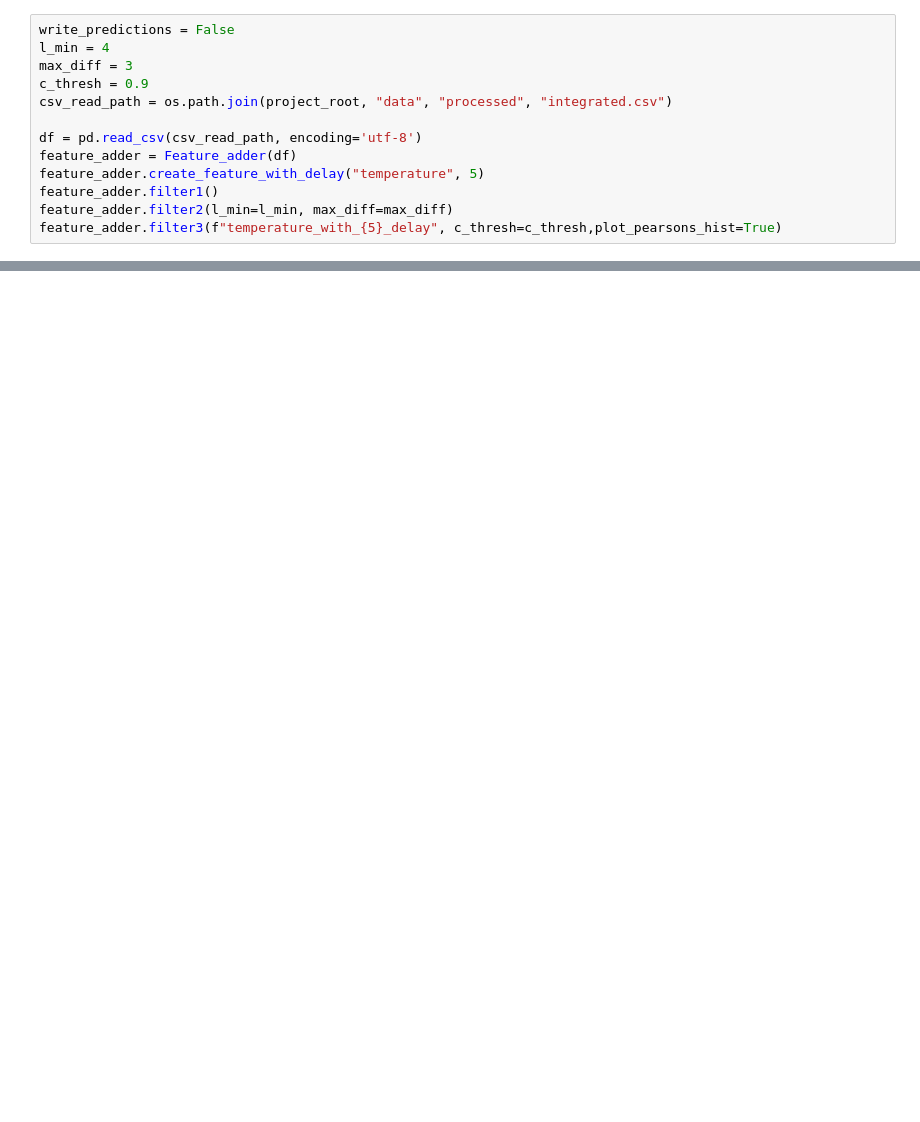
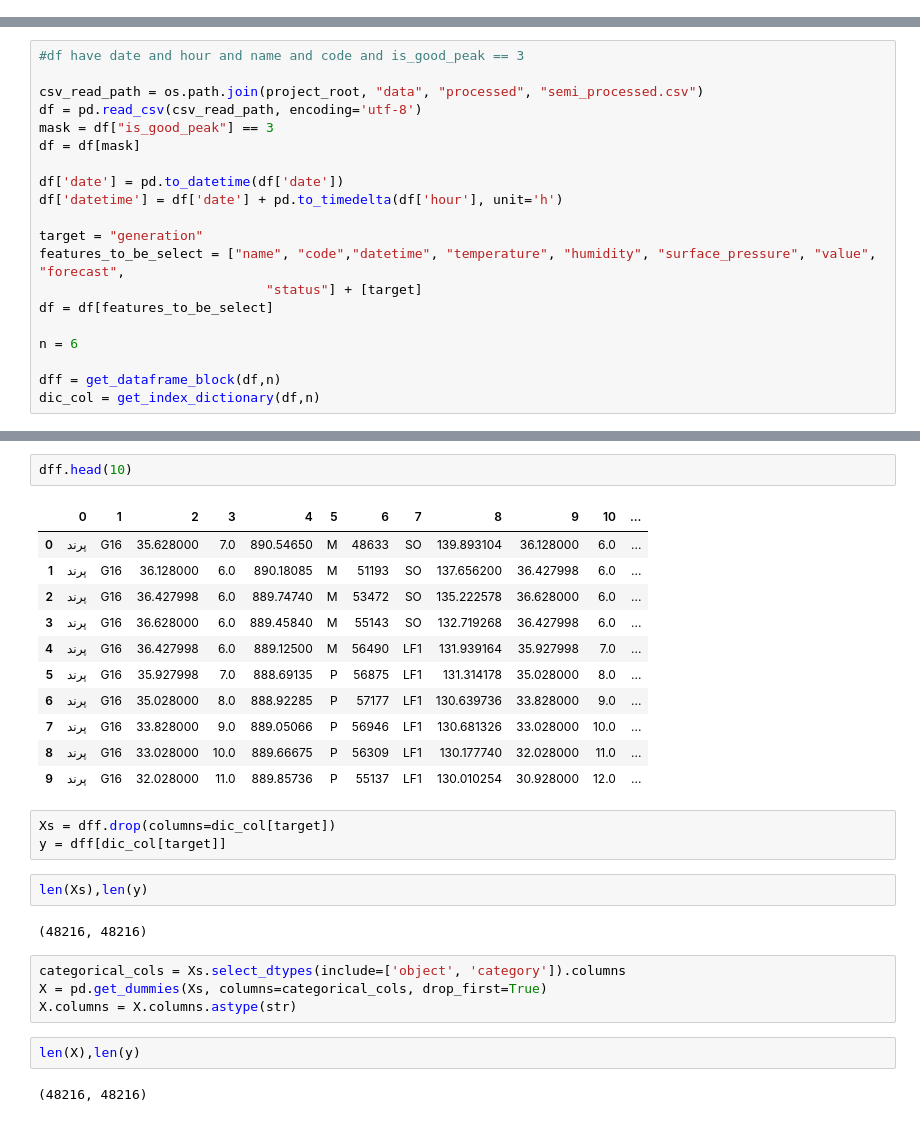
Before and after one commit to SHSMJ200/Bargh_ML, a Jupyter notebook: src/models/fiter3_az.ipynb, the cells around one changed output, grey strips where cells are left out. Cells and saved outputs as stored; diff of their text form; blank space fills up the shorter version.

```diff
--- a/src/models/fiter3_az.ipynb
+++ b/src/models/fiter3_az.ipynb
@@ -53,13 +16,0 @@ feature_adder.filter3(f"temperature_with_{4}_delay", c_thresh=c_thresh,plot_pear
-# %%
-write_predictions = False
-l_min = 4
-max_diff = 3
-c_thresh = 0.9
-csv_read_path = os.path.join(project_root, "data", "processed", "integrated.csv")
-
-df = pd.read_csv(csv_read_path, encoding='utf-8')
-feature_adder = Feature_adder(df)
-feature_adder.create_feature_with_delay("temperature", 5)
-feature_adder.filter1()
-feature_adder.filter2(l_min=l_min, max_diff=max_diff)
-feature_adder.filter3(f"temperature_with_{5}_delay", c_thresh=c_thresh,plot_pearsons_hist=True)
@@ -70,0 +70,20 @@ ValueError: x and y must have length at least 2.
+# %%
+#df have date and hour and name and code and is_good_peak == 3
+
+csv_read_path = os.path.join(project_root, "data", "processed", "semi_processed.csv")
+df = pd.read_csv(csv_read_path, encoding='utf-8')
+mask = df["is_good_peak"] == 3
+df = df[mask]
+
+df['date'] = pd.to_datetime(df['date'])
+df['datetime'] = df['date'] + pd.to_timedelta(df['hour'], unit='h')
+
+target = "generation"
+features_to_be_select = ["name", "code","datetime", "temperature", "humidity", "surface_pressure", "value", "forecast",
+                             "status"] + [target]
+df = df[features_to_be_select]
+
+n = 6
+
+dff = get_dataframe_block(df,n)
+dic_col = get_index_dictionary(df,n)
@@ -70,0 +102,29 @@ ValueError: x and y must have length at least 2.
+# %%
+dff.head(10)
+# %% [output]
+|  | 0 | 1 | 2 | 3 | 4 | 5 | 6 | 7 | 8 | 9 | 10 | ... |
+| 0 | پرند | G16 | 35.628000 | 7.0 | 890.54650 | M | 48633 | SO | 139.893104 | 36.128000 | 6.0 | ... |
+| 1 | پرند | G16 | 36.128000 | 6.0 | 890.18085 | M | 51193 | SO | 137.656200 | 36.427998 | 6.0 | ... |
+| 2 | پرند | G16 | 36.427998 | 6.0 | 889.74740 | M | 53472 | SO | 135.222578 | 36.628000 | 6.0 | ... |
+| 3 | پرند | G16 | 36.628000 | 6.0 | 889.45840 | M | 55143 | SO | 132.719268 | 36.427998 | 6.0 | ... |
+| 4 | پرند | G16 | 36.427998 | 6.0 | 889.12500 | M | 56490 | LF1 | 131.939164 | 35.927998 | 7.0 | ... |
+| 5 | پرند | G16 | 35.927998 | 7.0 | 888.69135 | P | 56875 | LF1 | 131.314178 | 35.028000 | 8.0 | ... |
+| 6 | پرند | G16 | 35.028000 | 8.0 | 888.92285 | P | 57177 | LF1 | 130.639736 | 33.828000 | 9.0 | ... |
+| 7 | پرند | G16 | 33.828000 | 9.0 | 889.05066 | P | 56946 | LF1 | 130.681326 | 33.028000 | 10.0 | ... |
+| 8 | پرند | G16 | 33.028000 | 10.0 | 889.66675 | P | 56309 | LF1 | 130.177740 | 32.028000 | 11.0 | ... |
+| 9 | پرند | G16 | 32.028000 | 11.0 | 889.85736 | P | 55137 | LF1 | 130.010254 | 30.928000 | 12.0 | ... |
+# %%
+Xs = dff.drop(columns=dic_col[target])
+y = dff[dic_col[target]]
+# %%
+len(Xs),len(y)
+# %% [output]
+(48216, 48216)
+# %%
+categorical_cols = Xs.select_dtypes(include=['object', 'category']).columns
+X = pd.get_dummies(Xs, columns=categorical_cols, drop_first=True)
+X.columns = X.columns.astype(str)
+# %%
+len(X),len(y)
+# %% [output]
+(48216, 48216)
```
Also changed, not shown: parts of 17 cells of this notebook, 4 other files.
